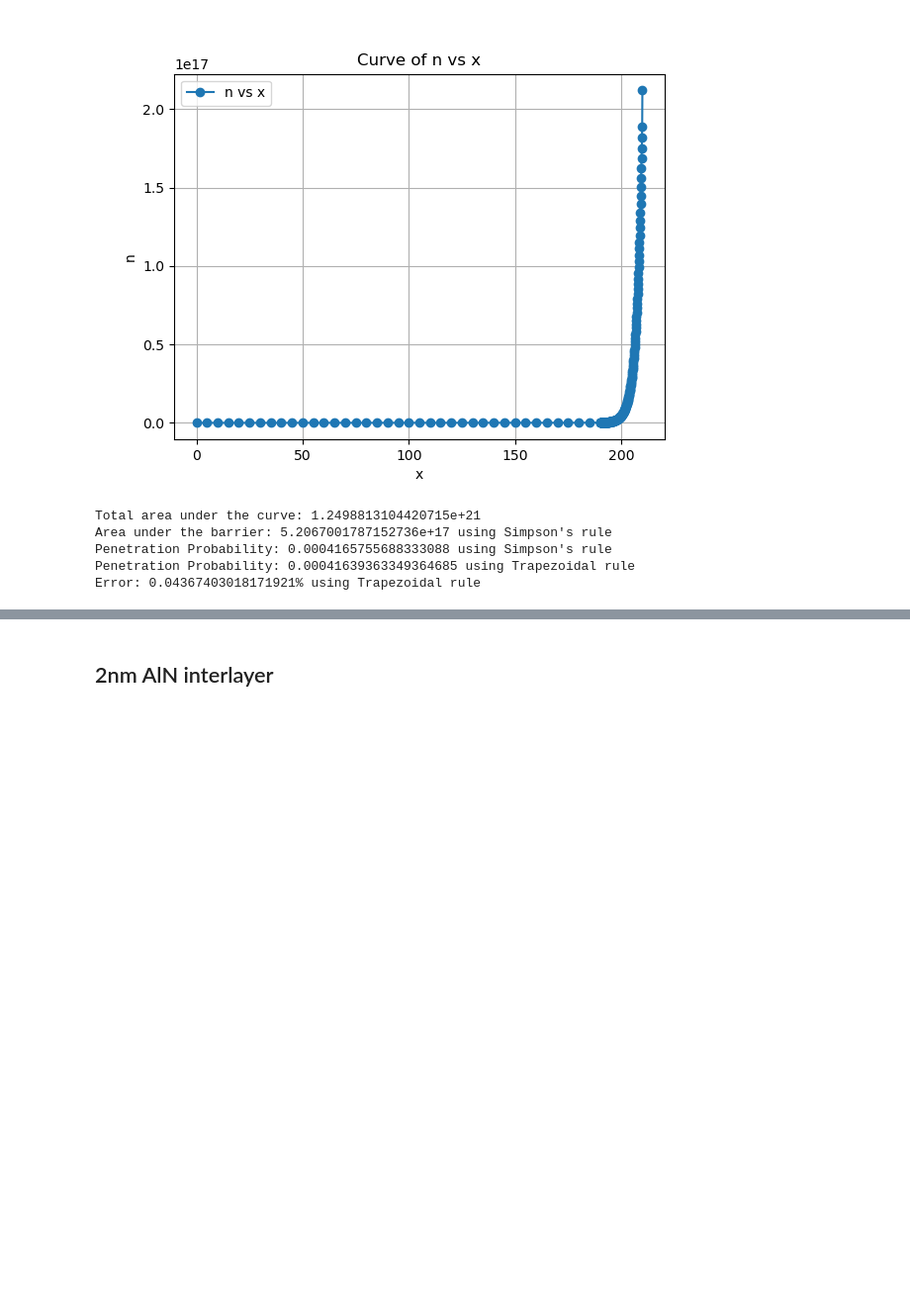
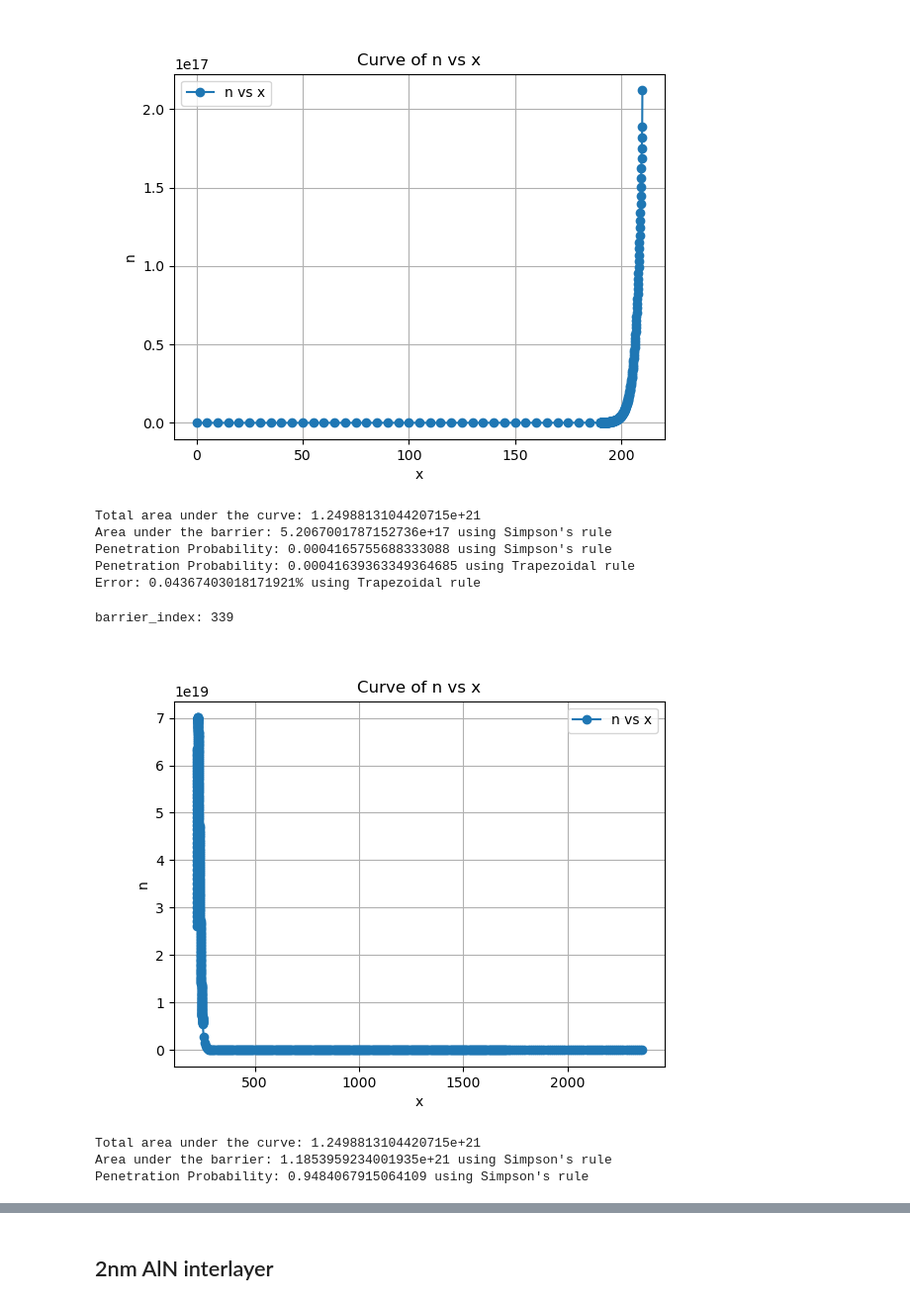
Before and after one commit to mayanddangi/Mobility_Fittings_AlGaN, a Jupyter notebook: Mobility Anaylsis/band_sim_result/penetration_probability.ipynb, the cells around one changed output, grey strips where cells are left out. Shown: that part at 99% size. Saved outputs shown, nothing was run; the diff lists cells and outputs as text; code cells hidden in the pictures; blank space fills up the shorter version.

```diff
--- a/Mobility Anaylsis/band_sim_result/penetration_probability.ipynb
+++ b/Mobility Anaylsis/band_sim_result/penetration_probability.ipynb
@@ -68,3 +82,28 @@ Area under the barrier: 5.2067001787152736e+17 using Simpson's rule
 Penetration Probability: 0.0004165755688333088 using Simpson's rule
 Penetration Probability: 0.00041639363349364685 using Trapezoidal rule
 Error: 0.04367403018171921% using Trapezoidal rule
+# %%
+# Plot the curve for visualization
+ch_index1 = data1[data1['x'] == 220].index[0]
+print('barrier_index:', ch_index1)
+plt.close()
+plt.plot(x1[ch_index1:], n1[ch_index1:], marker='o', label='n vs x')
+plt.xlabel('x')
+plt.ylabel('n')
+plt.title('Curve of n vs x')
+plt.legend()
+plt.grid(True)
+plt.show()
+
+# Calculate the area under the curve using Simpson's rule
+total_area1 = simps(n1, x1)
+barrier_area1 = simps(n1[ch_index1:], x1[ch_index1:])
+
+print(f'Total area under the curve: {total_area1}\nArea under the barrier: {barrier_area1} using Simpson\'s rule')
+print(f'Penetration Probability: {barrier_area1/total_area1} using Simpson\'s rule')
+# %% [output]
+barrier_index: 339
+[figure, added]
+Total area under the curve: 1.2498813104420715e+21
+Area under the barrier: 1.1853959234001935e+21 using Simpson's rule
+Penetration Probability: 0.9484067915064109 using Simpson's rule
```
Also changed, not shown: parts of 9 cells of this notebook, 14 other files.
